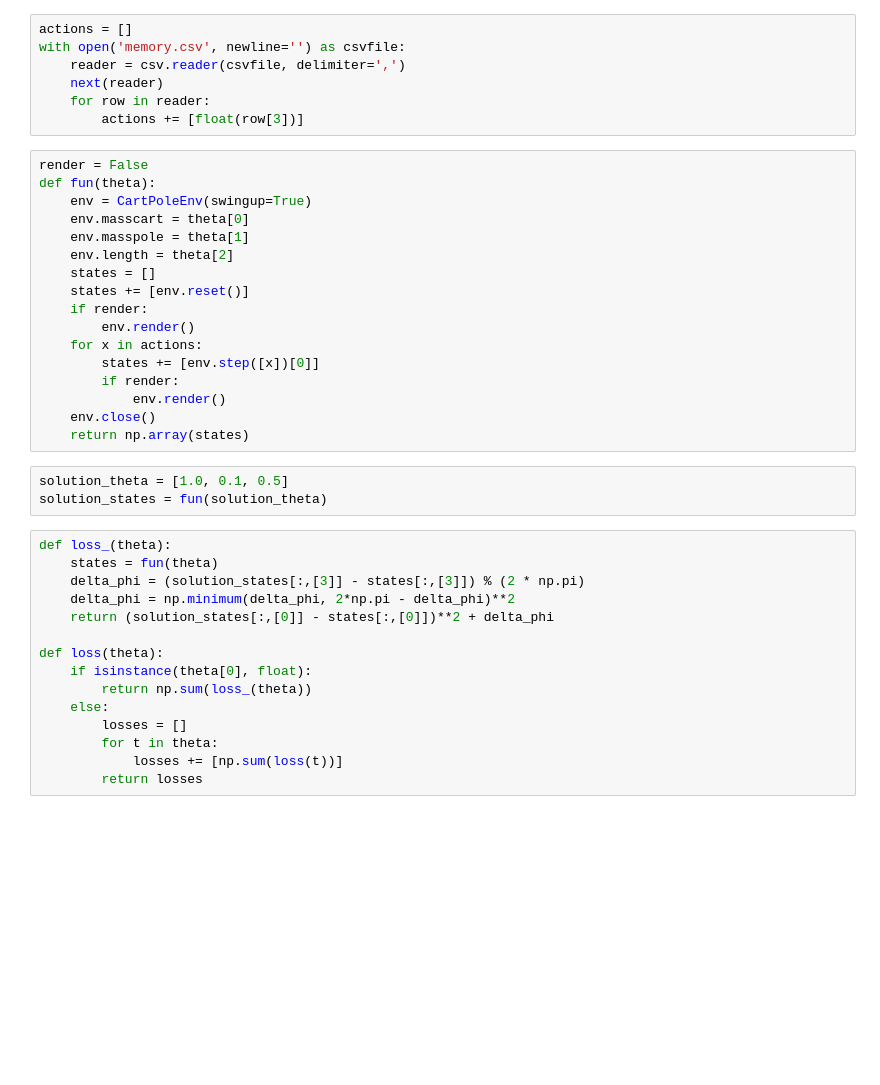
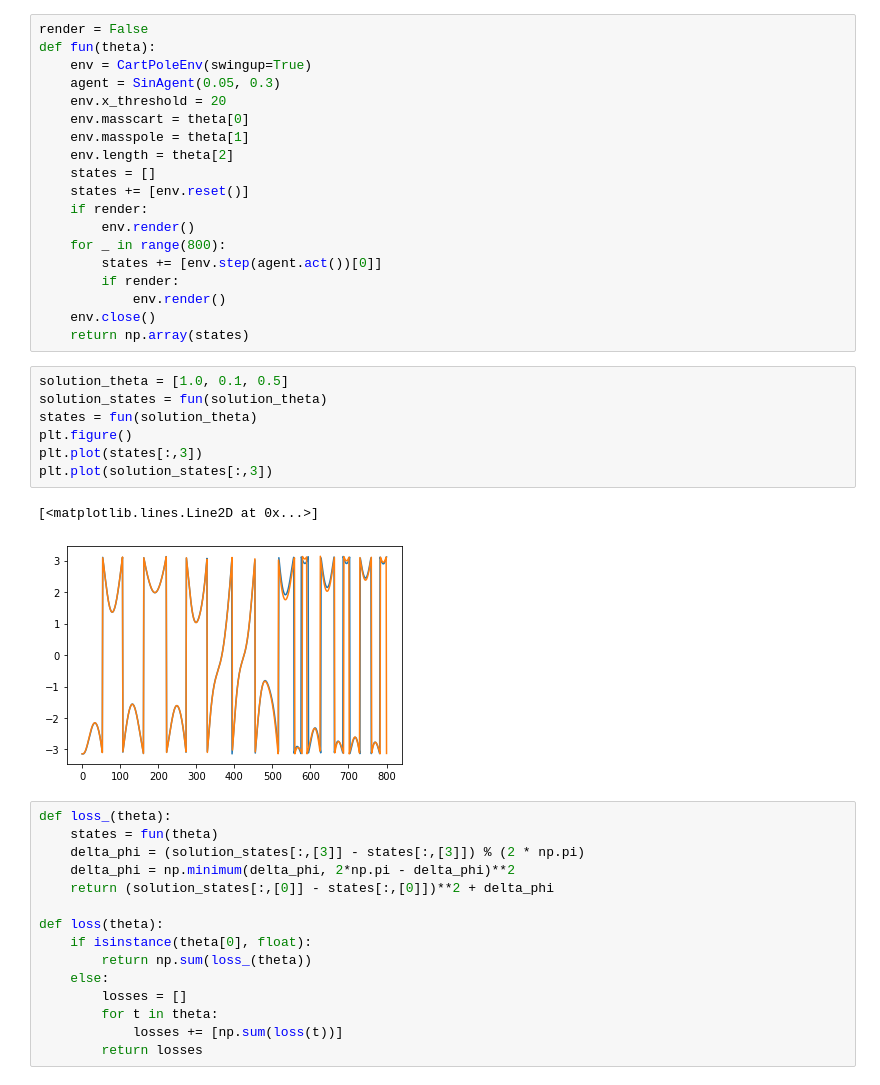
Before and after one commit to bastitx/cartpole_rl, a Jupyter notebook: param_fit.ipynb, the cells around one changed output. Drawn from its saved outputs; the diff is of its cells as text; blank space fills up the shorter version.

```diff
--- a/param_fit.ipynb
+++ b/param_fit.ipynb
@@ -14,14 +11,9 @@ The autoreload extension is already loaded. To reload it, use:
-# %%
-actions = []
-with open('memory.csv', newline='') as csvfile:
-    reader = csv.reader(csvfile, delimiter=',')
-    next(reader)
-    for row in reader:
-        actions += [float(row[3])]
 # %%
 render = False
 def fun(theta):
     env = CartPoleEnv(swingup=True)
+    agent = SinAgent(0.05, 0.3)
+    env.x_threshold = 20
     env.masscart = theta[0]
     env.masspole = theta[1]
     env.length = theta[2]
@@ -29,8 +21,8 @@ def fun(theta):
     states += [env.reset()]
     if render:
         env.render()
-    for x in actions:
-        states += [env.step([x])[0]]
+    for _ in range(800):
+        states += [env.step(agent.act())[0]]
         if render:
             env.render()
     env.close()
@@ -38,6 +30,13 @@ def fun(theta):
 # %%
 solution_theta = [1.0, 0.1, 0.5]
 solution_states = fun(solution_theta)
+states = fun(solution_theta)
+plt.figure()
+plt.plot(states[:,3])
+plt.plot(solution_states[:,3])
+# %% [output]
+[<matplotlib.lines.Line2D at 0x...>]
+[figure, added]
 # %%
 def loss_(theta):
     states = fun(theta)
```
Also changed, not shown: parts of 9 cells of this notebook, 2 other files.
